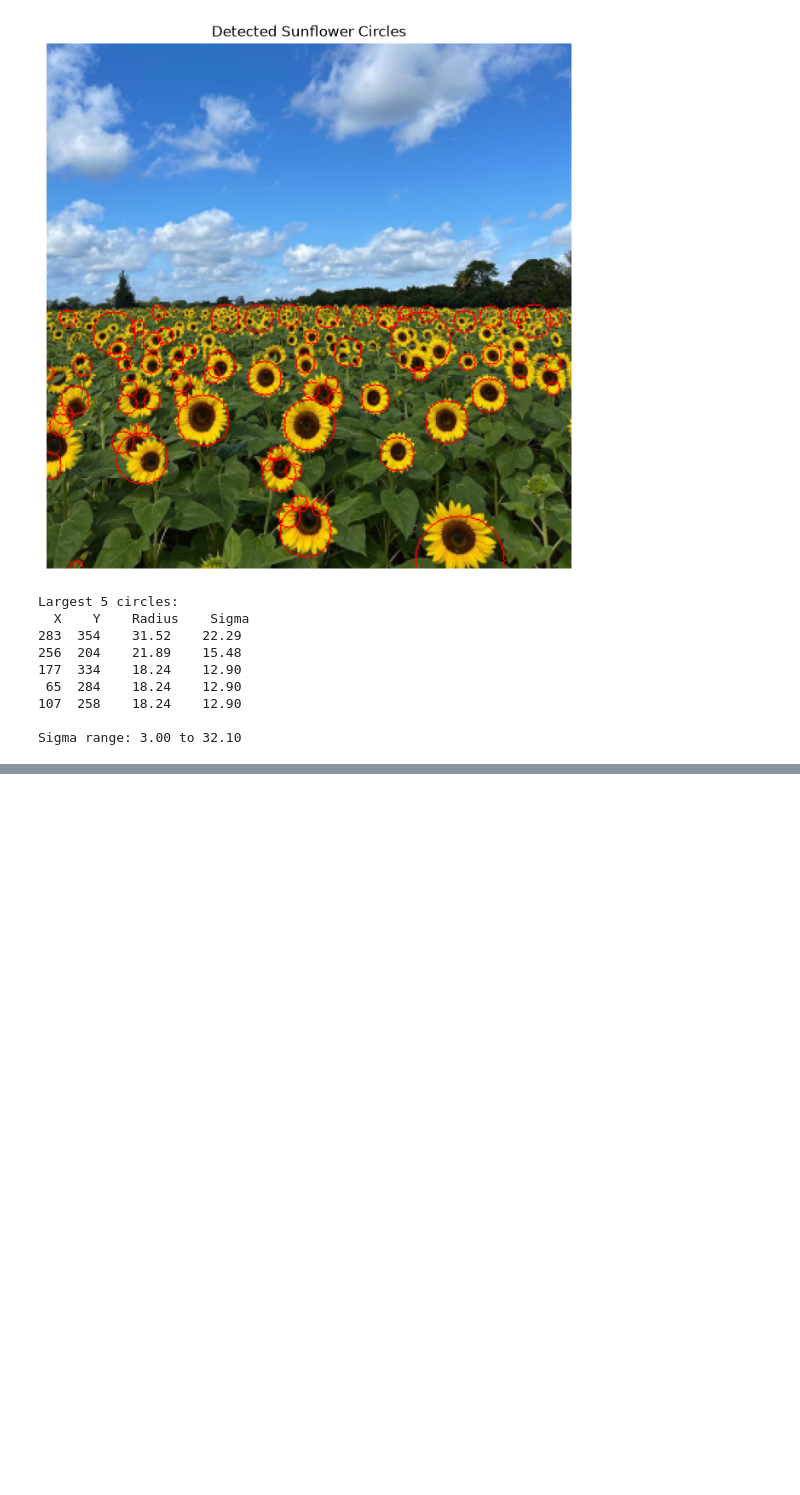
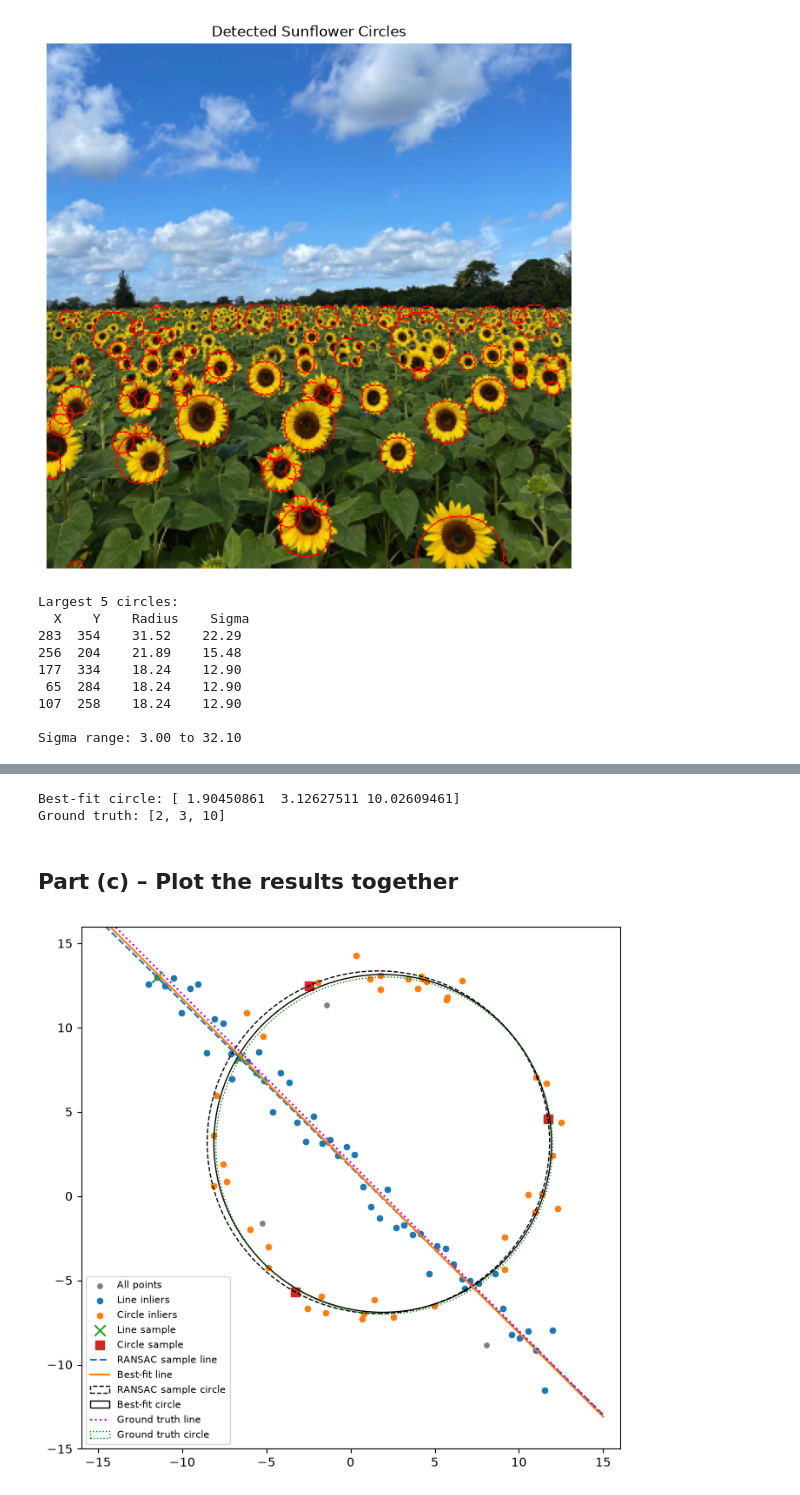
Before and after one commit to AkhilaNisal/EN3160_Assignment_2, a Jupyter notebook: EN3160_Assignment_02.ipynb, the cells around one changed output, grey strips where cells are left out. Saved outputs shown, nothing was run; the diff lists cells and outputs as text; code cells hidden in the pictures; blank space fills up the shorter version.

```diff
--- a/EN3160_Assignment_02.ipynb
+++ b/EN3160_Assignment_02.ipynb
@@ -113,0 +212,5 @@ Sigma range: 3.00 to 32.10
+# %%
+
+X_rem = X[~line_inliers]
+
+print("Remaining points:", len(X_rem))
@@ -113,0 +341,63 @@ Sigma range: 3.00 to 32.10
+# %%
+
+P = X_rem[circle_inliers]
+
+def objective(params):
+    return np.sum(circle_error(P, params)**2)
+
+result = minimize(objective, circle_model)
+best_model_circle = result.x
+
+print("Best-fit circle:", best_model_circle)
+print("Ground truth:", [x0_gt, y0_gt, r])
+# %% [output]
+Best-fit circle: [ 1.90450861  3.12627511 10.02609461]
+Ground truth: [2, 3, 10]
+# %% [markdown]
+## Part (c) – Plot the results together
+# %%
+
+fig, ax = plt.subplots(figsize=(8,8))
+
+ax.scatter(*X.T, s=15, color='gray', label='All points')
+ax.scatter(*X[line_inliers].T, s=20, label='Line inliers')
+ax.scatter(*X_rem[circle_inliers].T, s=20, label='Circle inliers')
+
+ax.scatter(*line_sample.T, marker='x', s=80, label='Line sample')
+ax.scatter(*circle_sample.T, marker='s', s=60, label='Circle sample')
+
+xx = np.linspace(-15,15,100)
+
+for model, style, label in [
+    (line_model, '--', 'RANSAC sample line'),
+    (best_model_line, '-', 'Best-fit line')
+]:
+    a,b,d = model
+    if abs(b) > 1e-8:
+        ax.plot(xx, (d-a*xx)/b, style, label=label)
+    else:
+        ax.axvline(d/a, linestyle=style, label=label)
+
+for model, style, label in [
+    (circle_model, '--', 'RANSAC sample circle'),
+    (best_model_circle, '-', 'Best-fit circle')
+]:
+    ax.add_patch(plt.Circle(
+        model[:2], model[2], fill=False,
+        linestyle=style, label=label
+    ))
+
+# Ground truth
+ax.plot(xx, m*xx+2, 'm:', label='Ground truth line')
+ax.add_patch(plt.Circle(
+    (x0_gt,y0_gt), r, fill=False,
+    color='green', linestyle=':', label='Ground truth circle'
+))
+
+ax.set_xlim(-16,16)
+ax.set_ylim(-15,16)
+ax.set_aspect('equal')
+ax.legend(fontsize=8)
+plt.show()
+# %% [output]
+[figure, added]
```
Also changed, not shown: parts of 12 cells of this notebook.
